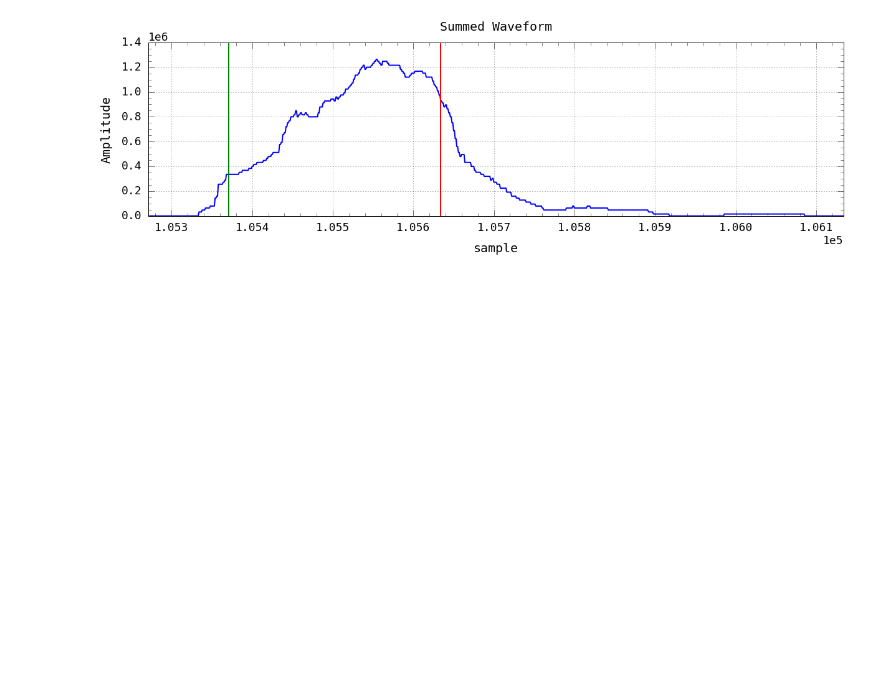
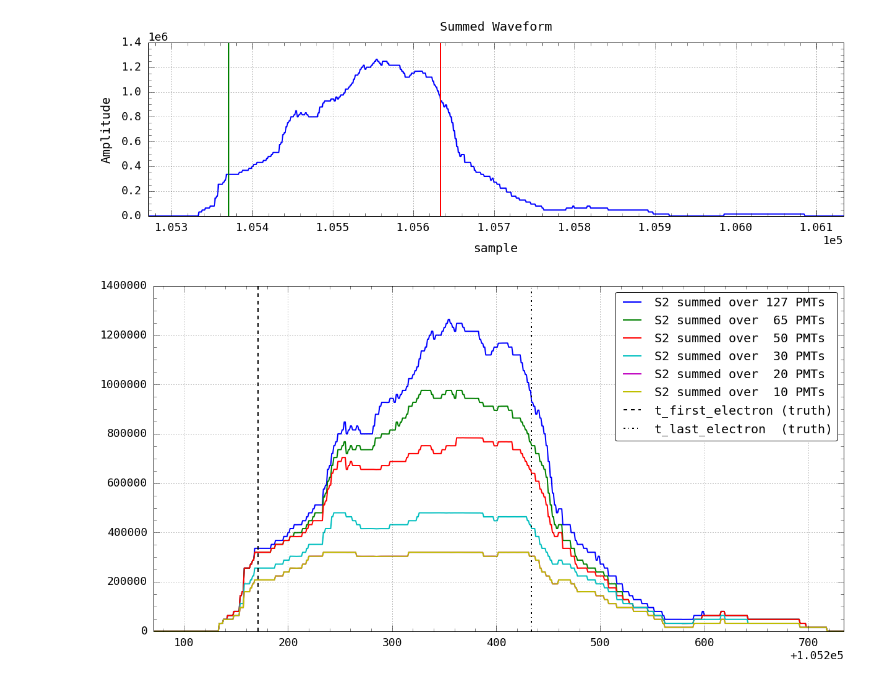
Before and after one commit to dbarg/pax_reconstruction, a Jupyter notebook: plot_s2_waveforms.ipynb, the cells around one changed output. Saved outputs shown, nothing was run; the diff lists cells and outputs as text; code cells hidden in the pictures; blank space fills up the shorter version.

```diff
--- a/plot_s2_waveforms.ipynb
+++ b/plot_s2_waveforms.ipynb
@@ -54,0 +53,11 @@ nEvent = 1
+# %%
+
+##########################################################################################
+##########################################################################################
+
+nEvent = 1
+
+df_pmts = wfs.get_waveforms_in_channels(nEvent)
+df_pmts = df_pmts.iloc[:, 0:127]
+
+print(df_pmts.shape)
@@ -162,3 +169,51 @@ display(f)
 print()
 # %% [output]
 [figure]
+# %%
+
+##########################################################################################
+##########################################################################################
+
+df_pmts_s2ranked = waveformIndexRankedByIntegral(df_pmts, s0, s1)
+
+idxs_pmts_top127 = df_pmts_s2ranked.iloc[0:127, 0:1].as_matrix().reshape(127)
+idxs_pmts_top65  = df_pmts_s2ranked.iloc[0: 65, 0:1].as_matrix().reshape(65)
+idxs_pmts_top50  = df_pmts_s2ranked.iloc[0: 50, 0:1].as_matrix().reshape(50)
+idxs_pmts_top30  = df_pmts_s2ranked.iloc[0: 30, 0:1].as_matrix().reshape(30)
+idxs_pmts_top20  = df_pmts_s2ranked.iloc[0: 20, 0:1].as_matrix().reshape(20)
+idxs_pmts_top10  = df_pmts_s2ranked.iloc[0: 10, 0:1].as_matrix().reshape(10)
+
+x_127 = sumWaveformsOverPMTs(df_pmts, idxs_pmts_top127, s0, s1)
+x_65  = sumWaveformsOverPMTs(df_pmts, idxs_pmts_top65 , s0, s1)
+x_50  = sumWaveformsOverPMTs(df_pmts, idxs_pmts_top50 , s0, s1)
+x_30  = sumWaveformsOverPMTs(df_pmts, idxs_pmts_top30 , s0, s1)
+x_20  = sumWaveformsOverPMTs(df_pmts, idxs_pmts_top20 , s0, s1)
+x_10  = sumWaveformsOverPMTs(df_pmts, idxs_pmts_top20 , s0, s1)
+
+
+##########################################################################################
+##########################################################################################
+
+f = plt.figure(figsize=(20, 10))
+
+plt.plot(x_127, label='S2 summed over 127 PMTs')
+plt.plot(x_65 , label='S2 summed over  65 PMTs')
+plt.plot(x_50 , label='S2 summed over  50 PMTs')
+plt.plot(x_30 , label='S2 summed over  30 PMTs')
+plt.plot(x_20 , label='S2 summed over  20 PMTs')
+plt.plot(x_10 , label='S2 summed over  10 PMTs')
+
+plt.axvline(x=s0, color='k', linestyle='dashed' , label='t_first_electron (truth)')
+plt.axvline(x=s1, color='k', linestyle='dashdot', label='t_last_electron  (truth)')
+
+plt.xlim([s0-100, s1+300])
+plt.legend(fontsize=20)
+
+f.savefig("plots/s2_summed_frac.png")
+plt.close()
+
+print()
+display(f)
+print()
+# %% [output]
+[figure, added]
```
Also changed, not shown: parts of 12 cells of this notebook, 1 other file.
